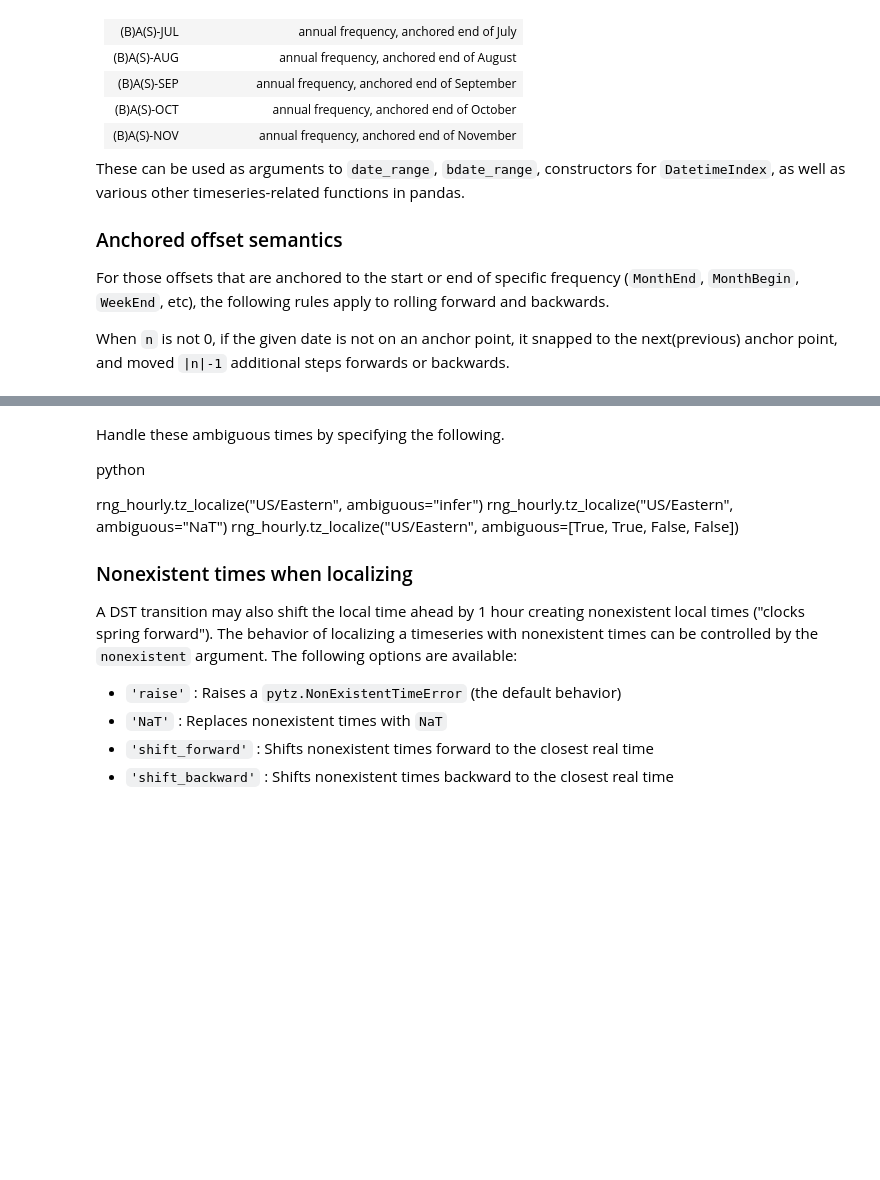
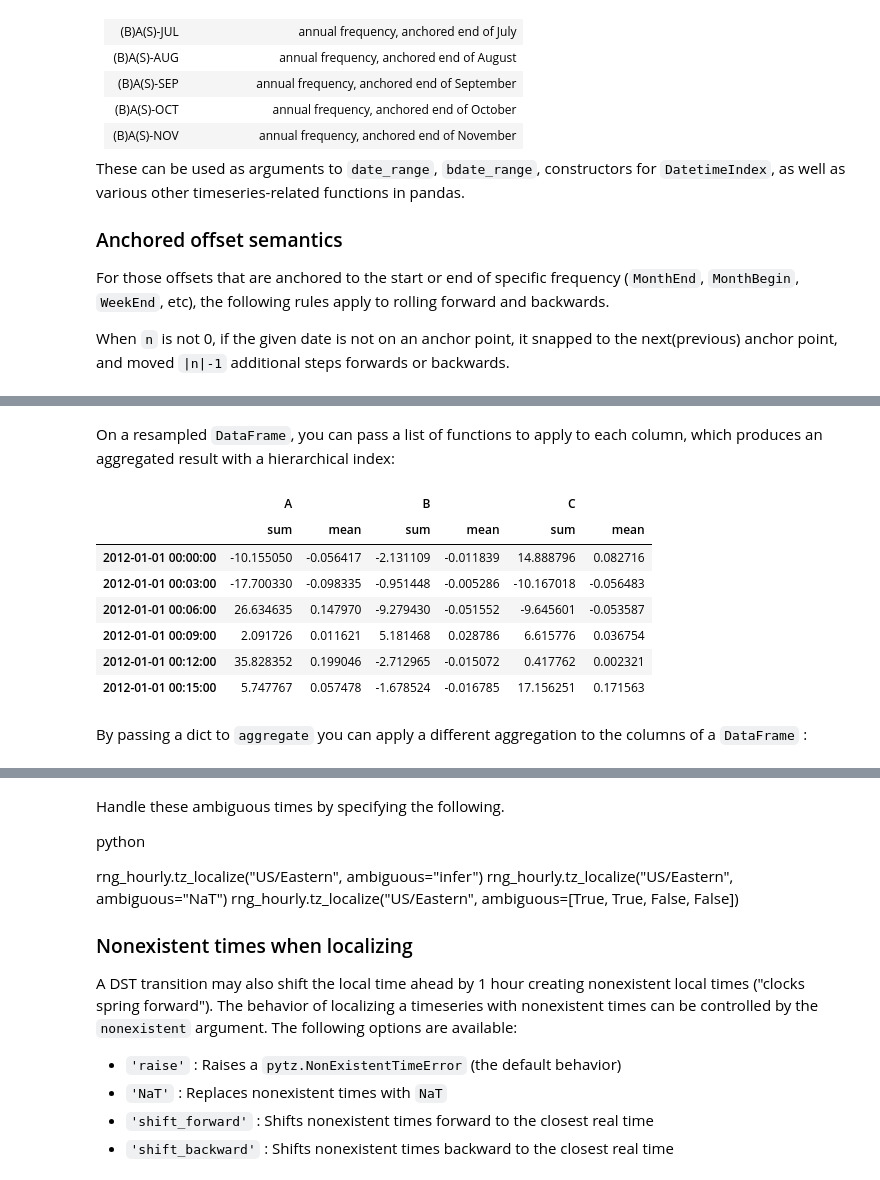
Before and after one commit to mcd-unison/ing-caract, a Jupyter notebook: ejemplos/tipos/python/timestamp.ipynb, the cells around one changed output, grey strips where cells are left out. Drawn from its saved outputs; the diff is of its cells as text; code cells hidden in the pictures; blank space fills up the shorter version.

```diff
--- a/ejemplos/tipos/python/timestamp.ipynb
+++ b/ejemplos/tipos/python/timestamp.ipynb
@@ -1895,0 +2404,9 @@ steps forwards or backwards.
+# %%
+df = pd.DataFrame(
+    np.random.randn(1000, 3),
+    index=pd.date_range("1/1/2012", freq="S", periods=1000),
+    columns=["A", "B", "C"]
+)
+r = df.resample("3T")
+
+r.mean()
@@ -1895,0 +2456,18 @@ steps forwards or backwards.
+# %% [markdown]
+On a resampled `DataFrame`, you can pass a list of functions to apply to
+each column, which produces an aggregated result with a hierarchical
+index:
+# %%
+r.agg([np.sum, np.mean])
+# %% [output]
+|  | A |  | B |  | C |  |
+|  | sum | mean | sum | mean | sum | mean |
+| 2012-01-01 00:00:00 | -10.155050 | -0.056417 | -2.131109 | -0.011839 | 14.888796 | 0.082716 |
+| 2012-01-01 00:03:00 | -17.700330 | -0.098335 | -0.951448 | -0.005286 | -10.167018 | -0.056483 |
+| 2012-01-01 00:06:00 | 26.634635 | 0.147970 | -9.279430 | -0.051552 | -9.645601 | -0.053587 |
+| 2012-01-01 00:09:00 | 2.091726 | 0.011621 | 5.181468 | 0.028786 | 6.615776 | 0.036754 |
+| 2012-01-01 00:12:00 | 35.828352 | 0.199046 | -2.712965 | -0.015072 | 0.417762 | 0.002321 |
+| 2012-01-01 00:15:00 | 5.747767 | 0.057478 | -1.678524 | -0.016785 | 17.156251 | 0.171563 |
+# %% [markdown]
+By passing a dict to `aggregate` you can apply a different aggregation
+to the columns of a `DataFrame` :
```
Also changed, not shown: parts of 98 cells of this notebook.
